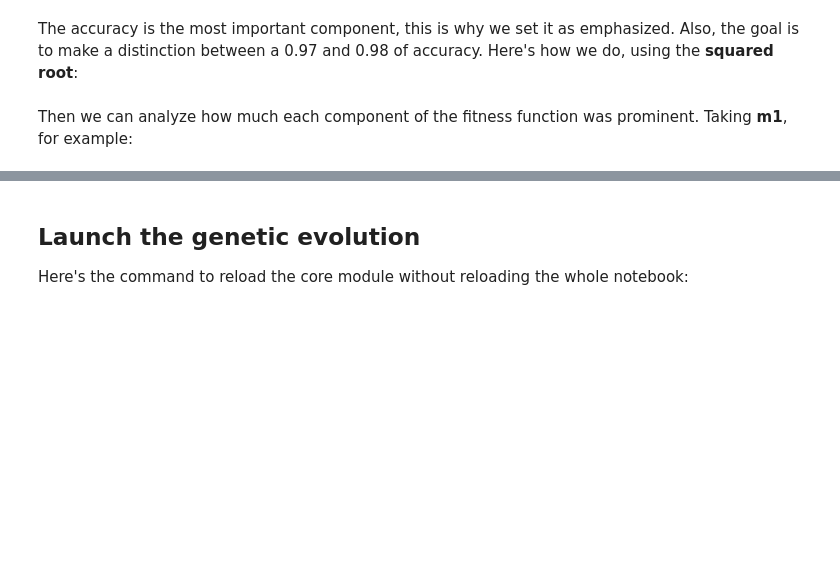
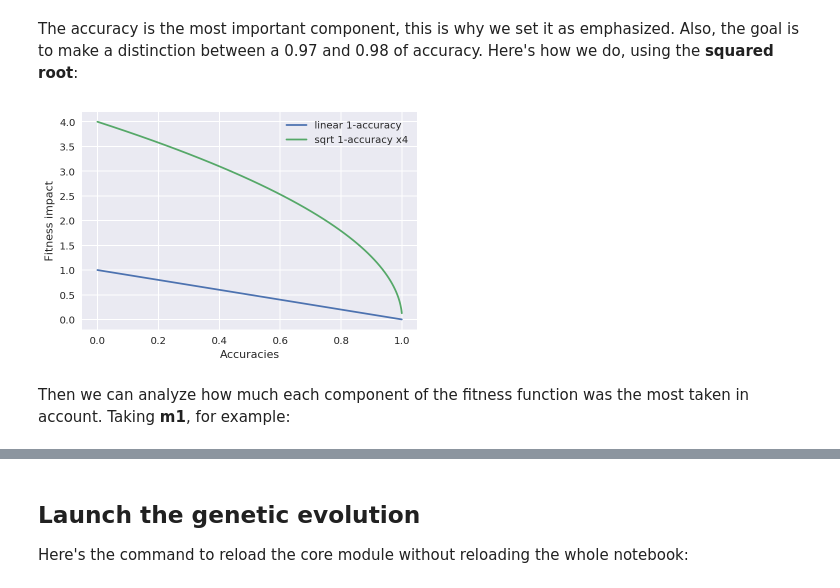
Before and after one commit to Spriteware/hyperparameters-tuning-genetic-algorithm, a Jupyter notebook: malware_genetic_analysis.ipynb, the cells around one changed output, grey strips where cells are left out. Saved outputs shown, nothing was run; the diff lists cells and outputs as text; code cells hidden in the pictures; blank space fills up the shorter version.

```diff
--- a/malware_genetic_analysis.ipynb
+++ b/malware_genetic_analysis.ipynb
@@ -614,16 +620,18 @@ def calc_fitness(model):
 The accuracy is the most important component, this is why we set it as emphasized. Also, the goal is to make a distinction between a 0.97 and 0.98 of accuracy. Here's how we do, using the **squared root**:
 # %%
 accuracies = np.arange(0, 1, 0.001)
-emphasized = np.sqrt(1-accuracies)*10
+emphasized = np.sqrt(1-accuracies) * 4
 
 plt.plot(accuracies, 1-accuracies, label="linear 1-accuracy")
-plt.plot(accuracies, emphasized, label="sqrt 1-accuracy x10")
+plt.plot(accuracies, emphasized, label="sqrt 1-accuracy x4")
 plt.xlabel("Accuracies")
 plt.ylabel("Fitness impact")
 plt.legend()
 plt.plot();
+# %% [output]
+[figure, added]
 # %% [markdown]
-Then we can analyze how much each component of the fitness function was prominent. Taking **m1**, for example:
+Then we can analyze how much each component of the fitness function was the most taken in account. Taking **m1**, for example:
 # %%
 m1_fitness = calc_fitness(m1)
 # %%
```
Also changed, not shown: parts of 48 cells of this notebook, 28 other files.
